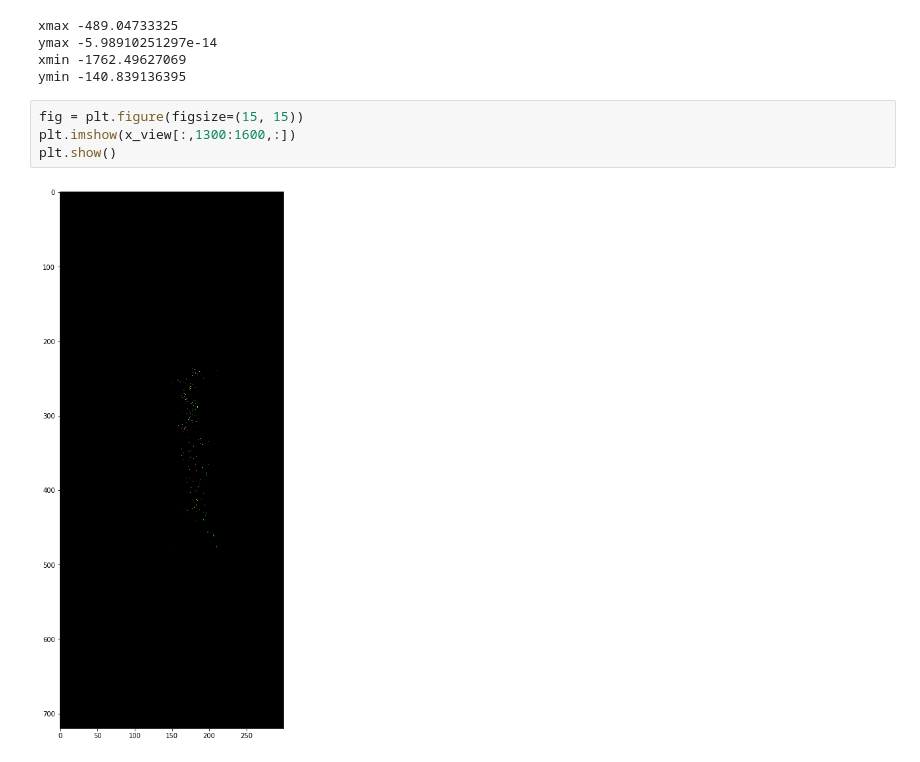
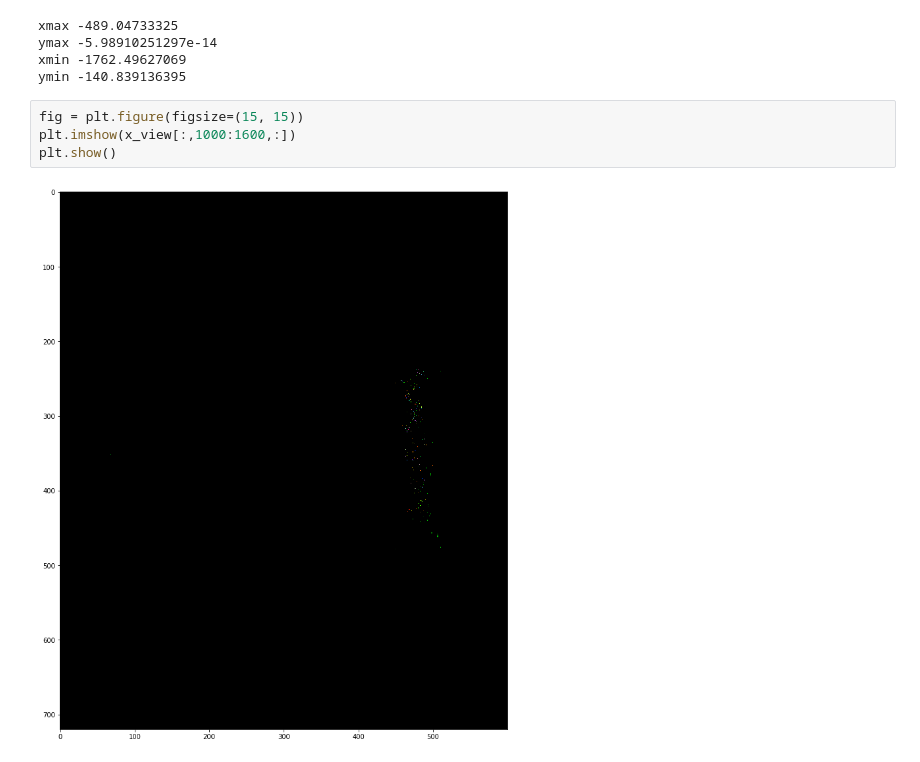
Before and after one commit to ongchinkiat/realsense-d435, a Jupyter notebook: d435-analysis-848.ipynb, the cells around one changed output. Drawn from its saved outputs; the diff is of its cells as text.

```diff
--- a/d435-analysis-848.ipynb
+++ b/d435-analysis-848.ipynb
@@ -302,7 +302,7 @@ xmin -1762.49627069
 ymin -140.839136395
 # %%
 fig = plt.figure(figsize=(15, 15))
-plt.imshow(x_view[:,1300:1600,:])
+plt.imshow(x_view[:,1000:1600,:])
 plt.show()
 # %% [output]
-[figure, old version]
+[figure, new version]
```
